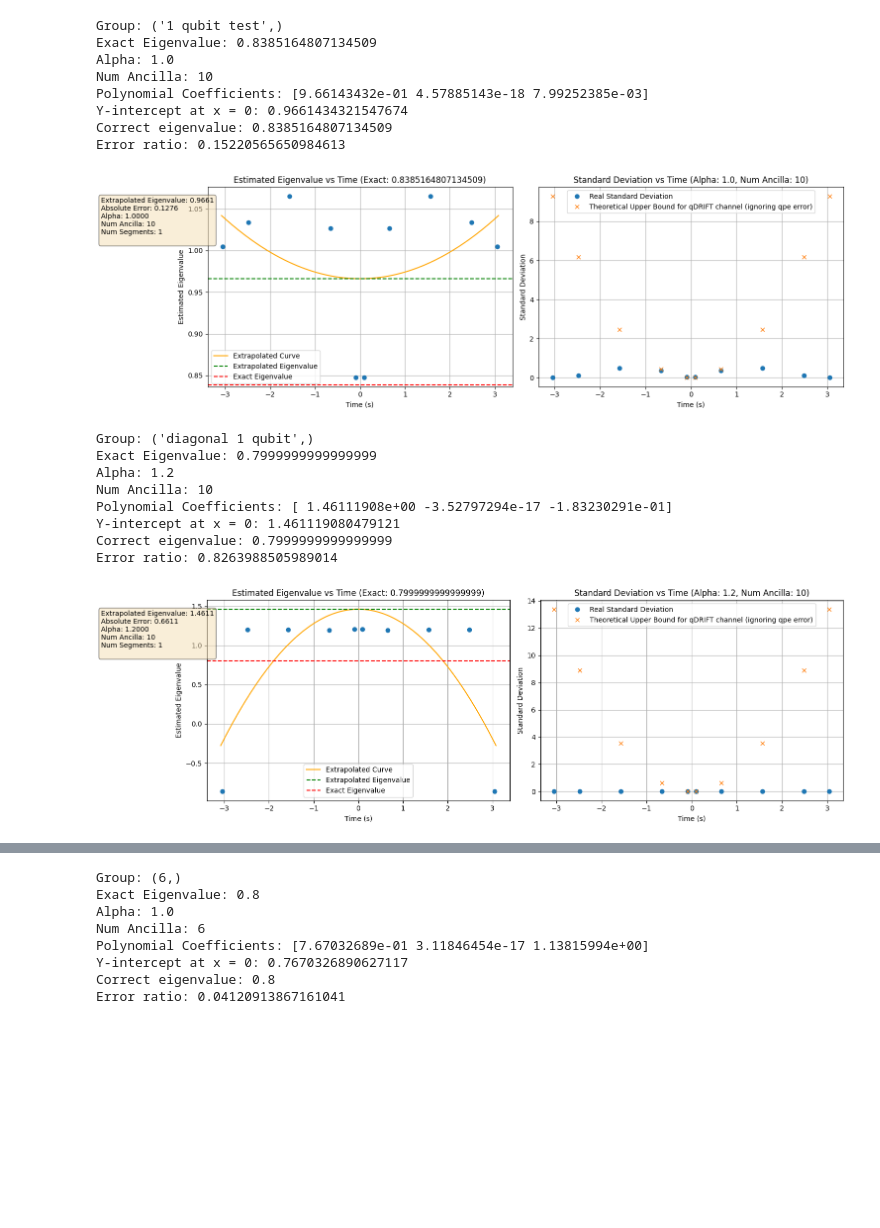
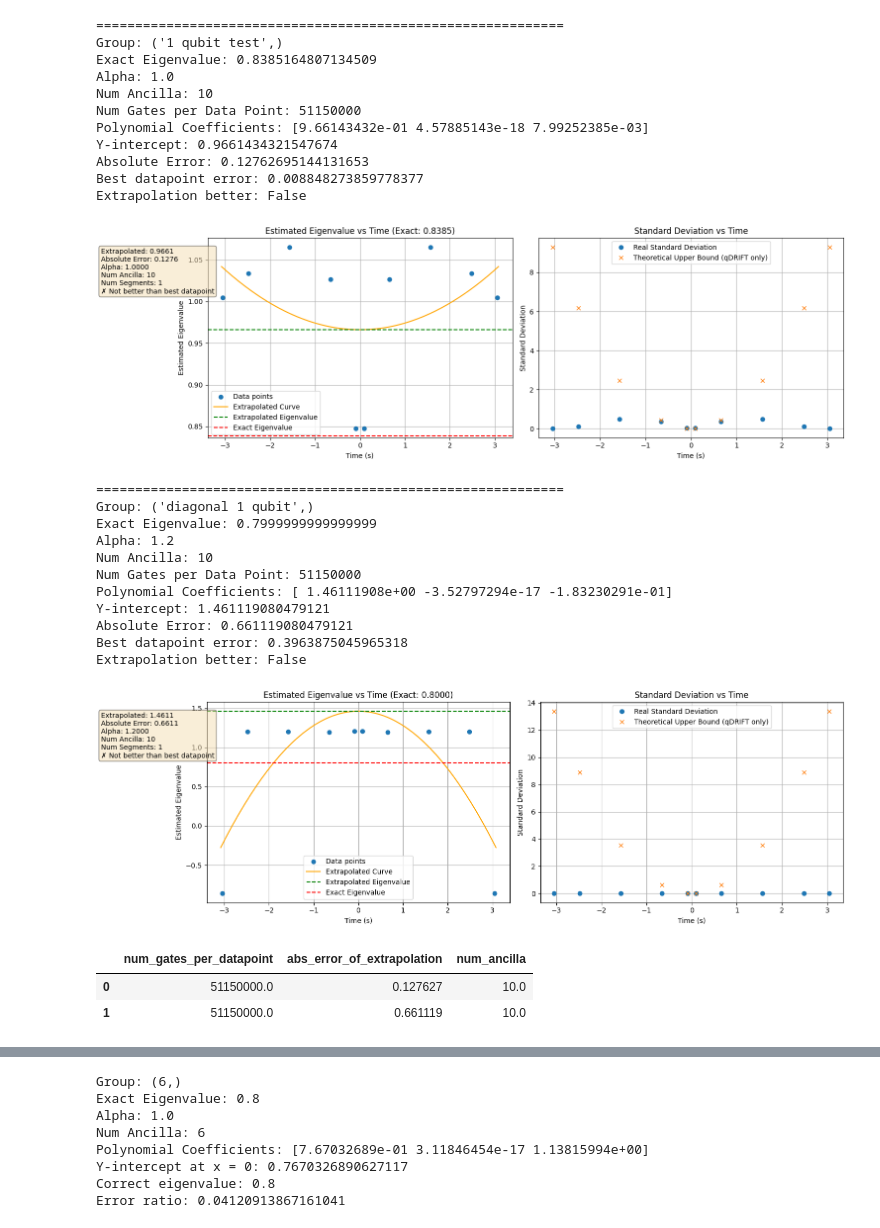
Before and after one commit to Rick0317/qDriftExtraPolation, a Jupyter notebook: results/interp/extrapolation.ipynb, the cells around one changed output, grey strips where cells are left out. Cells and saved outputs as stored; diff of their text form; code cells hidden in the pictures; blank space fills up the shorter version.

```diff
--- a/results/interp/extrapolation.ipynb
+++ b/results/interp/extrapolation.ipynb
@@ -185,24 +247,33 @@ Error ratio: 0.5005866777355787
 # %%
 df = pd.read_csv(r"C:\Users\rodcs\Desktop\my-repos\qDriftExtraPolation\results\interp\qdrift_qpe_fc_parameter_sweep_2025-10-03.csv")
-plot_cheby_extrapolation(groupbys=["ham"], df=df, show_stdevs=True)
+plot_cheby_extrapolation(groupbys=["ham"], df=df, display_mode="stdev", verbose=True)
 # %% [output]
+============================================================
 Group: ('1 qubit test',)
 Exact Eigenvalue: 0.8385164807134509
 Alpha: 1.0
 Num Ancilla: 10
+Num Gates per Data Point: 51150000
 Polynomial Coefficients: [9.66143432e-01 4.57885143e-18 7.99252385e-03]
-Y-intercept at x = 0: 0.9661434321547674
-Correct eigenvalue: 0.8385164807134509
-Error ratio: 0.15220565650984613
+Y-intercept: 0.9661434321547674
+Absolute Error: 0.12762695144131653
+Best datapoint error: 0.008848273859778377
+Extrapolation better: False
-[figure, old version]
+[figure, new version]
+============================================================
 Group: ('diagonal 1 qubit',)
 Exact Eigenvalue: 0.7999999999999999
 Alpha: 1.2
 Num Ancilla: 10
+Num Gates per Data Point: 51150000
 Polynomial Coefficients: [ 1.46111908e+00 -3.52797294e-17 -1.83230291e-01]
-Y-intercept at x = 0: 1.461119080479121
-Correct eigenvalue: 0.7999999999999999
-Error ratio: 0.8263988505989014
+Y-intercept: 1.461119080479121
+Absolute Error: 0.661119080479121
+Best datapoint error: 0.3963875045965318
+Extrapolation better: False
-[figure, old version]
+[figure, new version]
+|  | num_gates_per_datapoint | abs_error_of_extrapolation | num_ancilla |
+| 0 | 51150000.0 | 0.127627 | 10.0 |
+| 1 | 51150000.0 | 0.661119 | 10.0 |
 # %%
 df = pd.read_csv("/Users/reyesfer/Desktop/qDriftExtraPolation/src/parameter_sweep/qdrift_qpe_fc_parameter_sweep_2025-09-04.csv")
```
Also changed, not shown: parts of 19 cells of this notebook, 14 other files.
